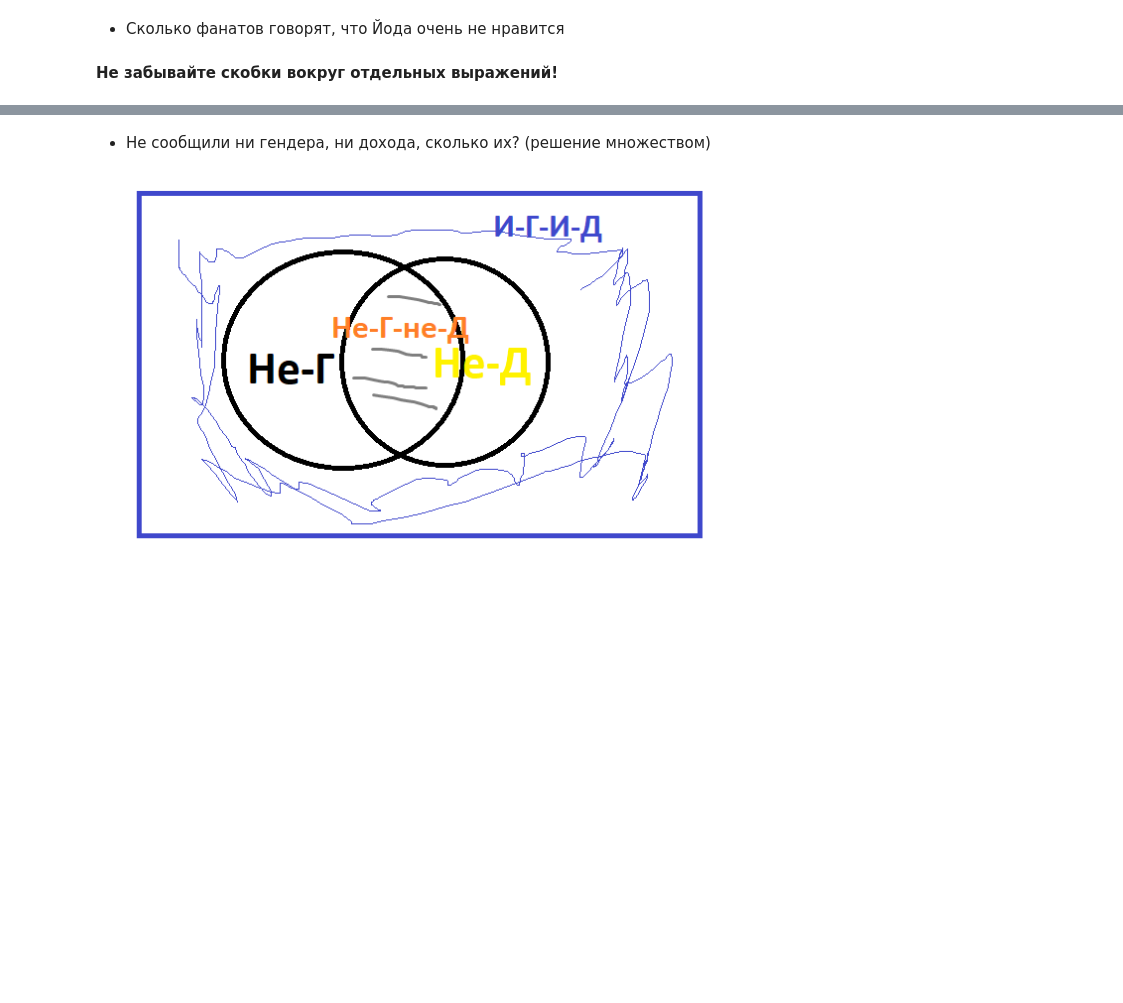
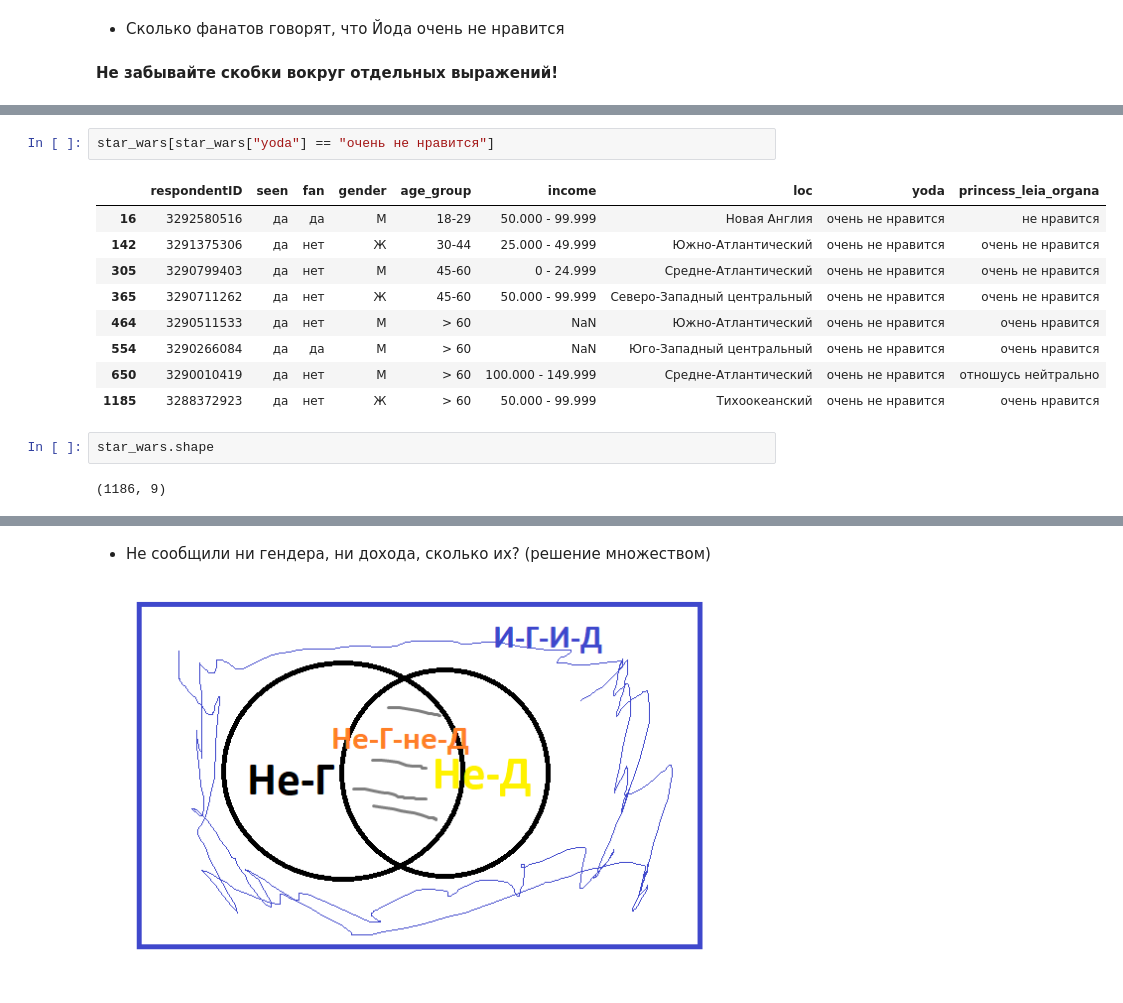
Before and after one commit to tbkazakova/DataAnalysis_2023, a Jupyter notebook: consult/consult-01-reading, variable types, missing values, filtering.ipynb, the cells around one changed output, grey strips where cells are left out. Drawn from its saved outputs; the diff is of its cells as text; blank space fills up the shorter version.

```diff
--- a/consult/consult-01-reading, variable types, missing values, filtering.ipynb
+++ b/consult/consult-01-reading, variable types, missing values, filtering.ipynb
@@ -320,0 +337,16 @@ star_wars
+# %%
+star_wars[star_wars["yoda"] == "очень не нравится"]
+# %% [output]
+|  | respondentID | seen | fan | gender | age_group | income | loc | yoda | princess_leia_organa |
+| 16 | 3292580516 | да | да | М | 18-29 | 50.000 - 99.999 | Новая Англия | очень не нравится | не нравится |
+| 142 | 3291375306 | да | нет | Ж | 30-44 | 25.000 - 49.999 | Южно-Атлантический | очень не нравится | очень не нравится |
+| 305 | 3290799403 | да | нет | М | 45-60 | 0 - 24.999 | Средне-Атлантический | очень не нравится | очень не нравится |
+| 365 | 3290711262 | да | нет | Ж | 45-60 | 50.000 - 99.999 | Северо-Западный центральный | очень не нравится | очень не нравится |
+| 464 | 3290511533 | да | нет | М | > 60 | NaN | Южно-Атлантический | очень не нравится | очень нравится |
+| 554 | 3290266084 | да | да | М | > 60 | NaN | Юго-Западный центральный | очень не нравится | очень нравится |
+| 650 | 3290010419 | да | нет | М | > 60 | 100.000 - 149.999 | Средне-Атлантический | очень не нравится | отношусь нейтрально |
+| 1185 | 3288372923 | да | нет | Ж | > 60 | 50.000 - 99.999 | Тихоокеанский | очень не нравится | очень нравится |
+# %%
+star_wars.shape
+# %% [output]
+(1186, 9)
```
Also changed, not shown: parts of 4 cells of this notebook, 1 other file.
